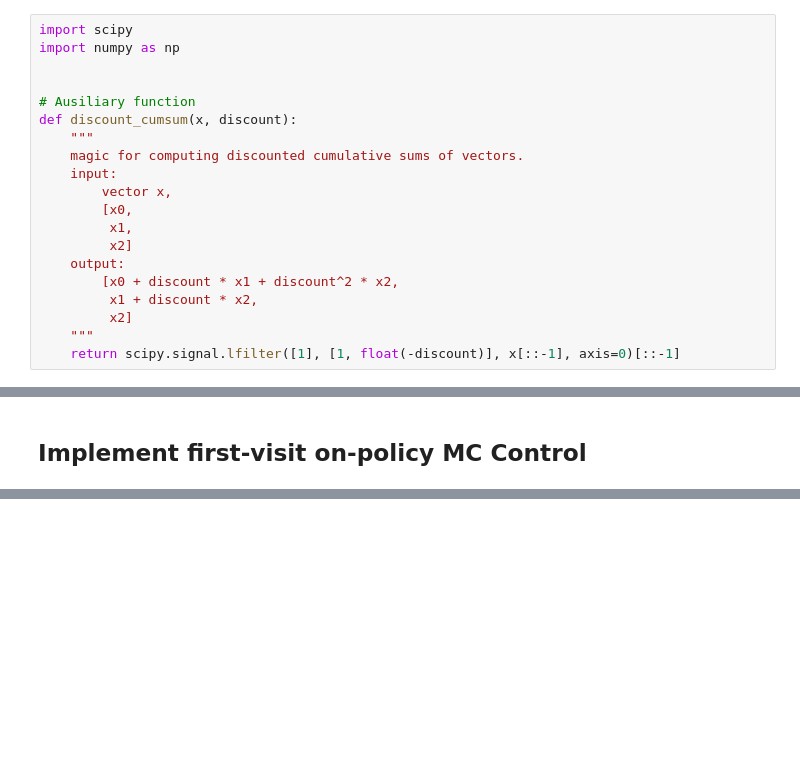
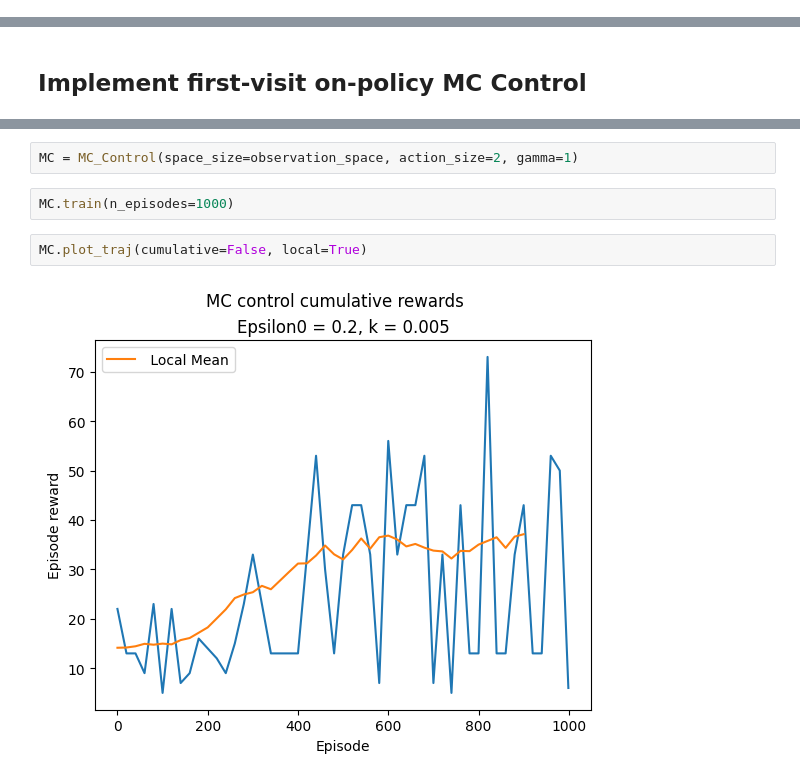
Before and after one commit to SDavenia/RL_Flappy_Bird, a Jupyter notebook: MC_Control.ipynb, the cells around one changed output, grey strips where cells are left out. Cells and saved outputs as stored; diff of their text form; blank space fills up the shorter version.

```diff
--- a/MC_Control.ipynb
+++ b/MC_Control.ipynb
@@ -53,20 +2,0 @@ Distance From Pipe (dx=0,dy=2)
-# %%
-import scipy
-import numpy as np
-
-
-# Ausiliary function
-def discount_cumsum(x, discount):
-    """
-    magic for computing discounted cumulative sums of vectors.
-    input:
-        vector x,
-        [x0,
-         x1,
-         x2]
-    output:
-        [x0 + discount * x1 + discount^2 * x2,
-         x1 + discount * x2,
-         x2]
-    """
-    return scipy.signal.lfilter([1], [1, float(-discount)], x[::-1], axis=0)[::-1]
@@ -253,0 +187,8 @@ plt.savefig("MC_control_epsilon_decay.png")
+# %%
+MC = MC_Control(space_size=observation_space, action_size=2, gamma=1)
+# %%
+MC.train(n_episodes=1000)
+# %%
+MC.plot_traj(cumulative=False, local=True)
+# %% [output]
+[figure, added]
```
Also changed, not shown: parts of 7 cells of this notebook, 3 other files.
